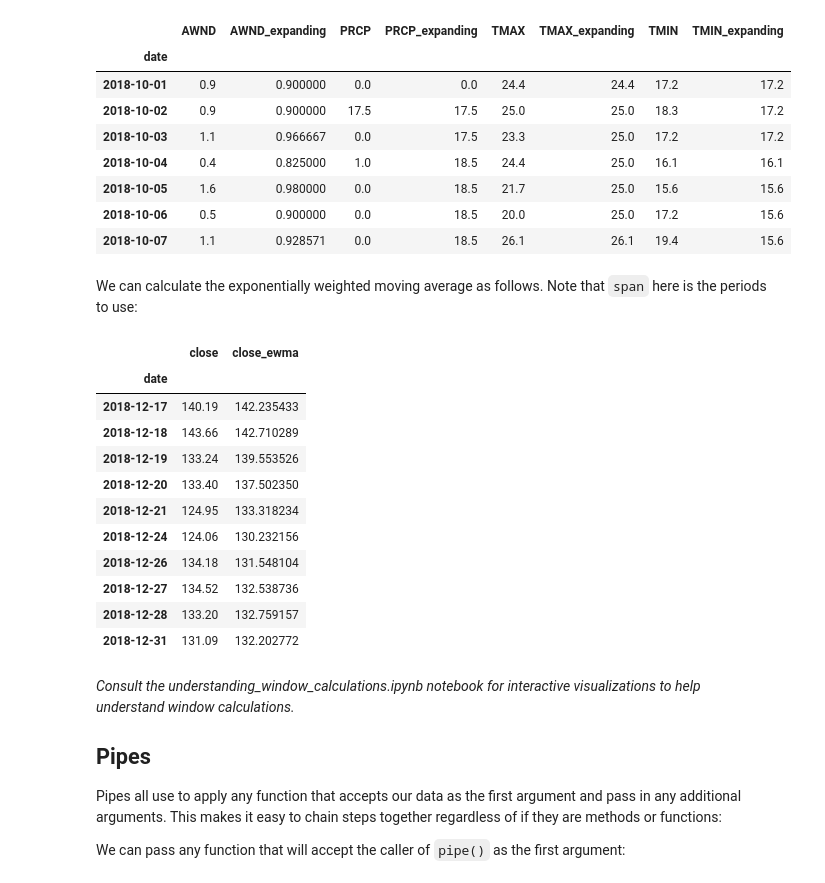
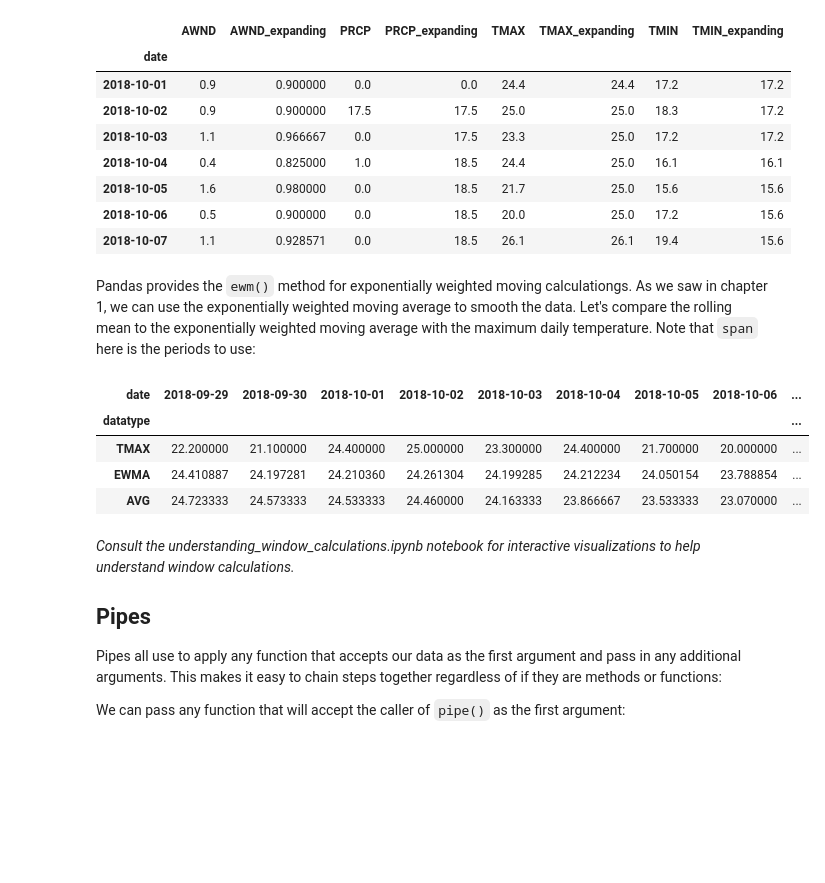
Before and after one commit to stefmolin/Hands-On-Data-Analysis-with-Pandas-2nd-edition, a Jupyter notebook: ch_04/2-dataframe_operations.ipynb, the cells around one changed output. Saved outputs shown, nothing was run; the diff lists cells and outputs as text; code cells hidden in the pictures; blank space fills up the shorter version.

```diff
--- a/ch_04/2-dataframe_operations.ipynb
+++ b/ch_04/2-dataframe_operations.ipynb
@@ -364,25 +371,19 @@ central_park_weather['2018-10-01':'2018-10-07'].expanding().agg(
 | 2018-10-05 | 1.6 | 0.980000 | 0.0 | 18.5 | 21.7 | 25.0 | 15.6 | 15.6 |
 | 2018-10-06 | 0.5 | 0.900000 | 0.0 | 18.5 | 20.0 | 25.0 | 17.2 | 15.6 |
 | 2018-10-07 | 1.1 | 0.928571 | 0.0 | 18.5 | 26.1 | 26.1 | 19.4 | 15.6 |
-# %% [markdown]
-We can calculate the exponentially weighted moving average as follows. Note that `span` here is the periods to use:
-# %%
-fb.assign(
-    close_ewma=lambda x: x.close.ewm(span=5).mean()
-).tail(10)[['close', 'close_ewma']]
-# %% [output]
-|  | close | close_ewma |
-| date |  |  |
-| 2018-12-17 | 140.19 | 142.235433 |
-| 2018-12-18 | 143.66 | 142.710289 |
-| 2018-12-19 | 133.24 | 139.553526 |
-| 2018-12-20 | 133.40 | 137.502350 |
-| 2018-12-21 | 124.95 | 133.318234 |
-| 2018-12-24 | 124.06 | 130.232156 |
-| 2018-12-26 | 134.18 | 131.548104 |
-| 2018-12-27 | 134.52 | 132.538736 |
-| 2018-12-28 | 133.20 | 132.759157 |
-| 2018-12-31 | 131.09 | 132.202772 |
+# %% [markdown]
+Pandas provides the `ewm()` method for exponentially weighted moving calculationgs. As we saw in chapter 1, we can use the exponentially weighted moving average to smooth the data. Let's compare the rolling mean to the exponentially weighted moving average with the maximum daily temperature. Note that `span` here is the periods to use:
+# %%
+central_park_weather.assign(
+    AVG=lambda x: x.TMAX.rolling('30D').mean(),
+    EWMA=lambda x: x.TMAX.ewm(span=30).mean()
+).loc['2018-09-29':'2018-10-08', ['TMAX', 'EWMA', 'AVG']].T
+# %% [output]
+| date | 2018-09-29 | 2018-09-30 | 2018-10-01 | 2018-10-02 | 2018-10-03 | 2018-10-04 | 2018-10-05 | 2018-10-06 | ... |
+| datatype |  |  |  |  |  |  |  |  | ... |
+| TMAX | 22.200000 | 21.100000 | 24.400000 | 25.000000 | 23.300000 | 24.400000 | 21.700000 | 20.000000 | ... |
+| EWMA | 24.410887 | 24.197281 | 24.210360 | 24.261304 | 24.199285 | 24.212234 | 24.050154 | 23.788854 | ... |
+| AVG | 24.723333 | 24.573333 | 24.533333 | 24.460000 | 24.163333 | 23.866667 | 23.533333 | 23.070000 | ... |
 # %% [markdown]
 *Consult the understanding_window_calculations.ipynb notebook for interactive visualizations to help understand window calculations.*
 
```
Also changed, not shown: parts of 5 cells of this notebook.
